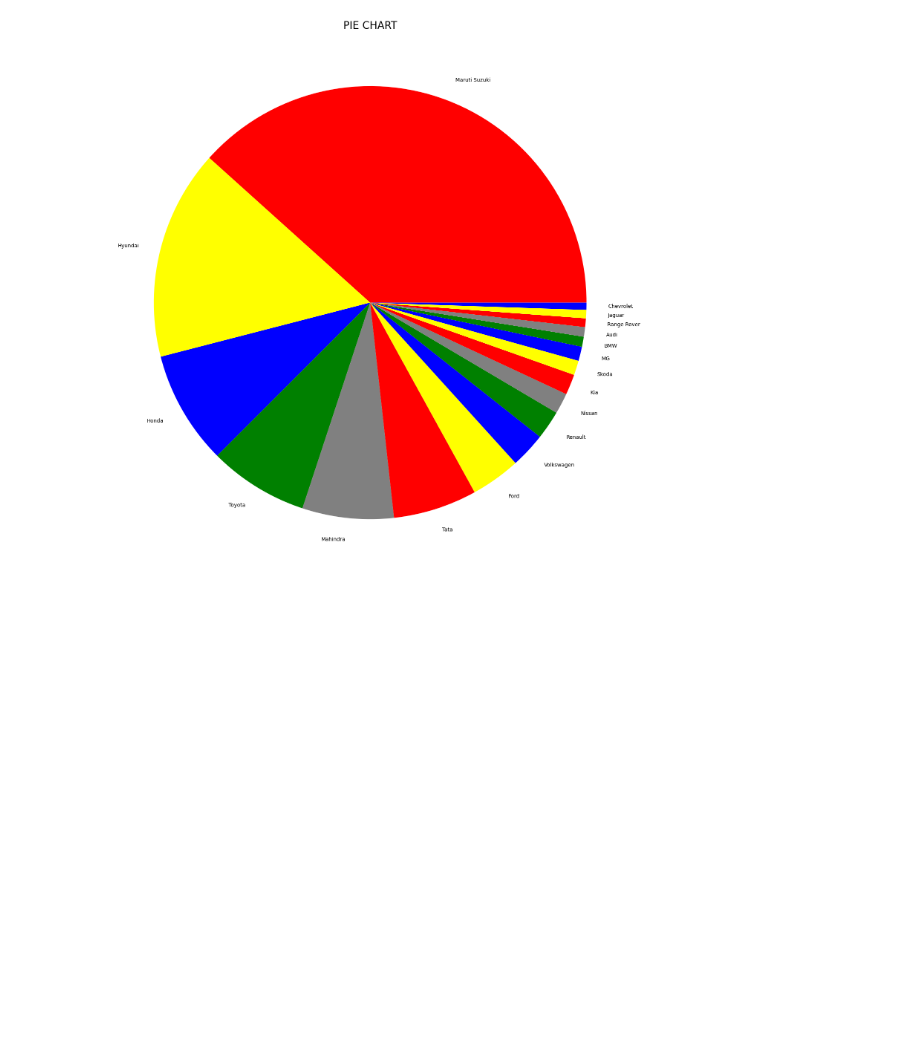
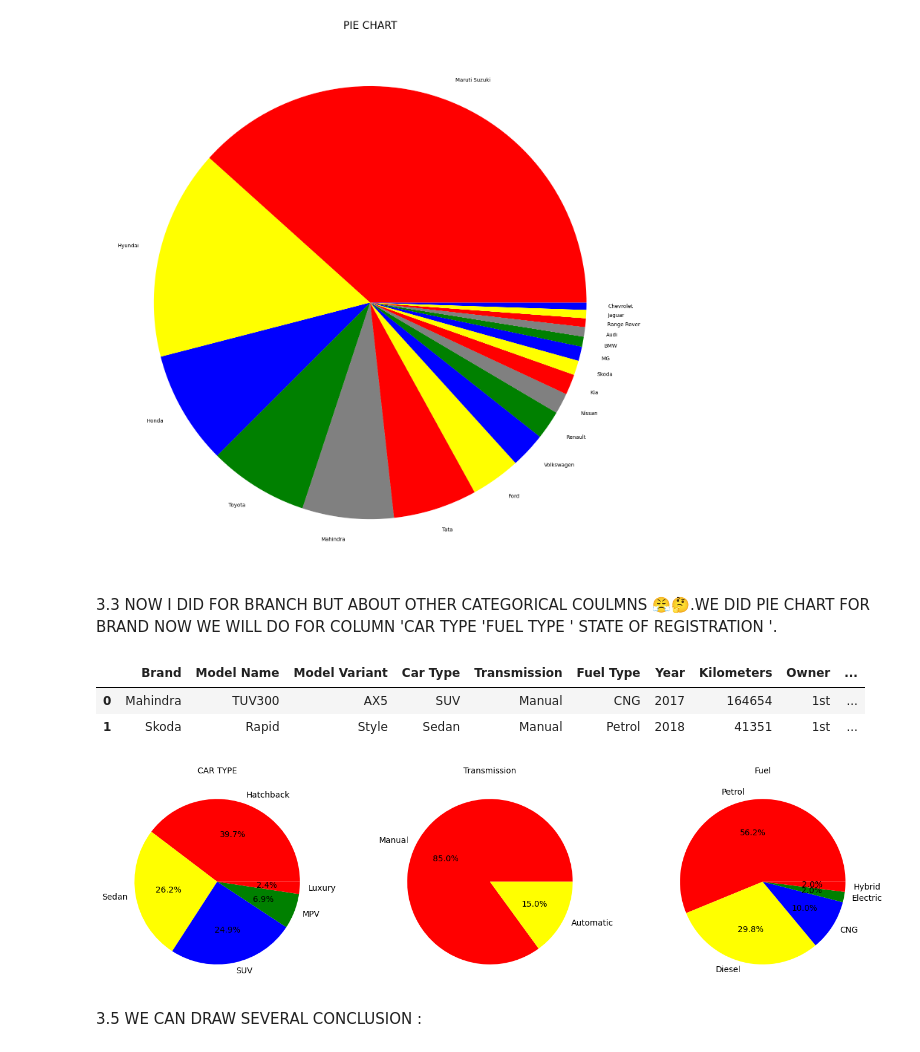
Before and after one commit to paras0583/car_sale_model.india, a Jupyter notebook: car_data/EDA.ipynb, the cells around one changed output. Cells and saved outputs as stored; diff of their text form; code cells hidden in the pictures; blank space fills up the shorter version.

```diff
--- a/car_data/EDA.ipynb
+++ b/car_data/EDA.ipynb
@@ -160,3 +160,37 @@ plt.title('PIE CHART', fontsize=20)
 plt.show()
 # %% [output]
 [figure]
+# %% [markdown]
+3.3 NOW I DID FOR BRANCH BUT ABOUT OTHER CATEGORICAL COULMNS 😤🤔.WE DID PIE CHART FOR BRAND NOW WE WILL DO FOR COLUMN 'CAR TYPE 'FUEL TYPE ' STATE OF REGISTRATION '.
+# %%
+df.head(2)
+# %% [output]
+|  | Brand | Model Name | Model Variant | Car Type | Transmission | Fuel Type | Year | Kilometers | Owner | ... |
+| 0 | Mahindra | TUV300 | AX5 | SUV | Manual | CNG | 2017 | 164654 | 1st | ... |
+| 1 | Skoda | Rapid | Style | Sedan | Manual | Petrol | 2018 | 41351 | 1st | ... |
+# %%
+fig , axs = plt.subplots(1,3, figsize=(15,4))
+car_type_data = df['Car Type'].value_counts()
+labels = car_type_data.index
+axs[0].pie(car_type_data , labels = labels, colors=['red' , 'yellow' , 'blue' , 'green'], autopct='%1.1f%%')
+plt.tight_layout()
+axs[0].set_title("CAR TYPE", fontsize = 10)
+
+
+Transmission_data = df['Transmission'].value_counts()
+labels = Transmission_data.index
+axs[1].pie(Transmission_data , labels = labels, colors=['red' , 'yellow' , 'blue' , 'green'], autopct='%1.1f%%')
+plt.tight_layout()
+axs[1].set_title("Transmission", fontsize = 10)
+
+
+Fuel_data = df['Fuel Type'].value_counts()
+labels = Fuel_data.index
+axs[2].pie(Fuel_data , labels = labels, colors=['red' , 'yellow' , 'blue' , 'green'], autopct='%1.1f%%')
+plt.tight_layout()
+axs[2].set_title("Fuel", fontsize = 10)
+plt.show()
+# %% [output]
+[figure, added]
+# %% [markdown]
+3.5 WE CAN DRAW SEVERAL CONCLUSION :
```
Also changed, not shown: parts of 12 cells of this notebook.
